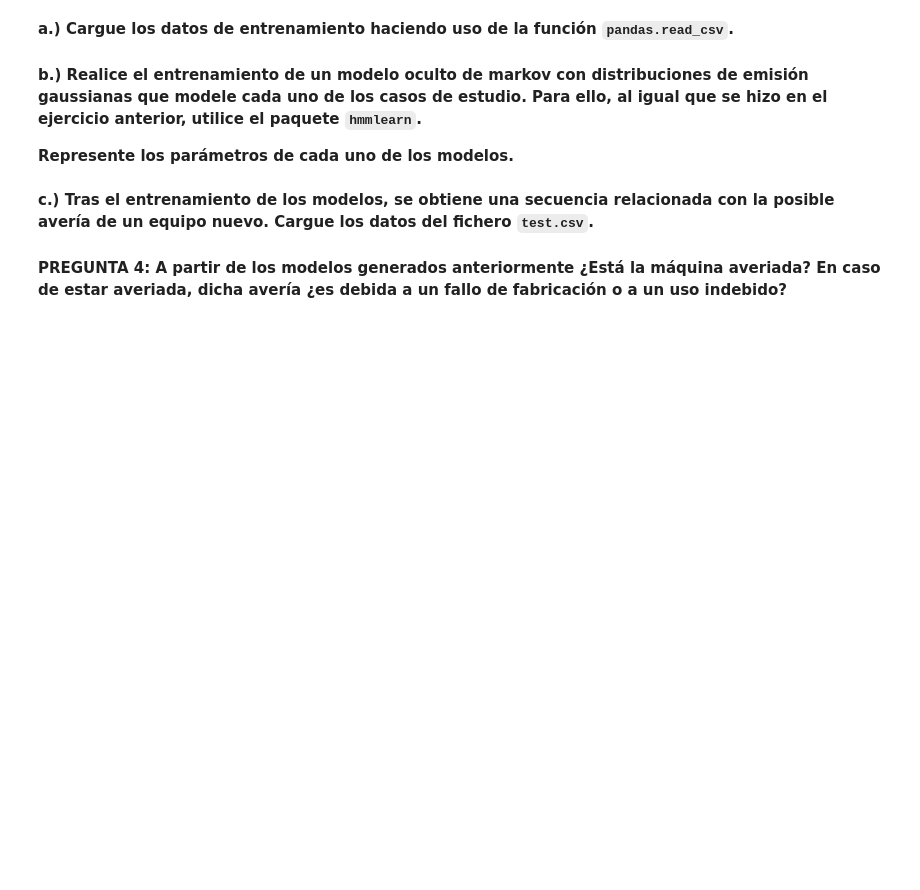
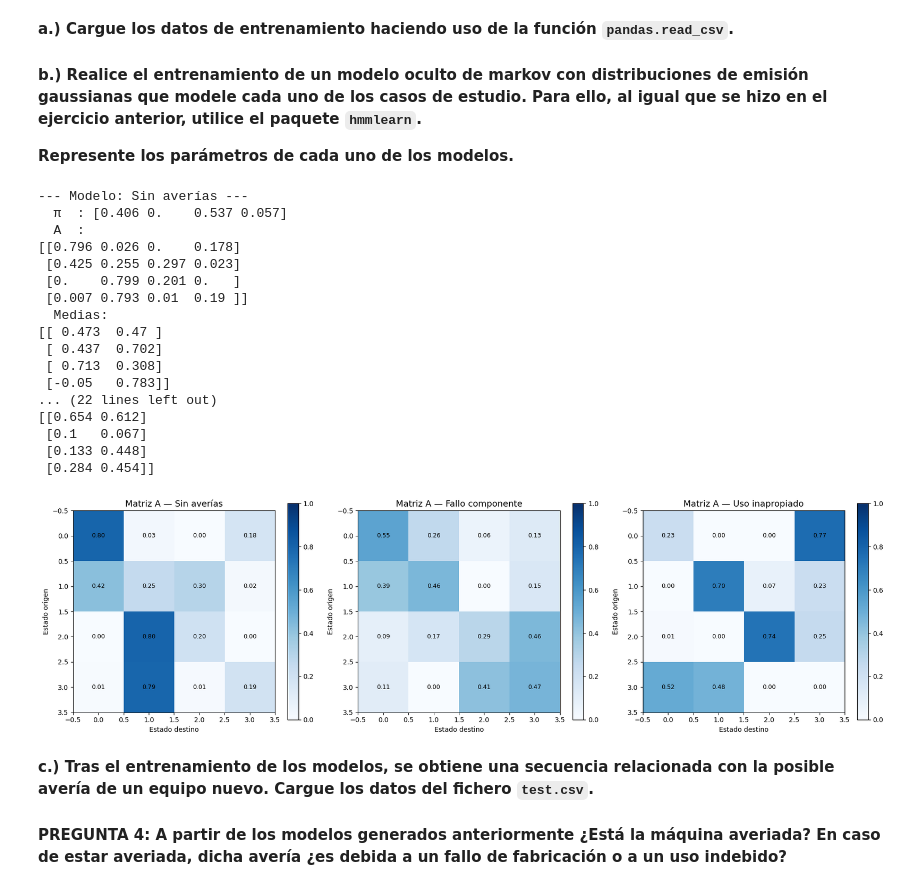
Before and after one commit to JosepDorronsoro/practicas3segundocuatri, a Jupyter notebook: tsst/TSST_P6_Ivan_Dominguez/PR6_TSST_lucas.ipynb, the cells around one changed output. Drawn from its saved outputs; the diff is of its cells as text; code cells hidden in the pictures; blank space fills up the shorter version.

```diff
--- a/tsst/TSST_P6_Ivan_Dominguez/PR6_TSST_lucas.ipynb
+++ b/tsst/TSST_P6_Ivan_Dominguez/PR6_TSST_lucas.ipynb
@@ -764,6 +887,56 @@ uso_inapropiado = pd.read_csv('uso_inapropiado.csv',index_col=0).values
 # %%
 # Entrenamiento de un modelo por cada clase
 lengths = np.array([50 for i in range(10)])
+HMM_sin_averias      = hmm.GaussianHMM(n_components=N, covariance_type="full", n_iter=100)
+HMM_fallo_componente = hmm.GaussianHMM(n_components=N, covariance_type="full", n_iter=100)
+HMM_uso_inapropiado  = hmm.GaussianHMM(n_components=N, covariance_type="full", n_iter=100)
+
+HMM_sin_averias.fit(sin_averias, lengths=lengths)
+HMM_fallo_componente.fit(fallo_componente, lengths=lengths)
+HMM_uso_inapropiado.fit(uso_inapropiado, lengths=lengths)
+
+# Representación de los parámetros
+nombres = ['Sin averías', 'Fallo componente', 'Uso inapropiado']
+modelos = [HMM_sin_averias, HMM_fallo_componente, HMM_uso_inapropiado]
+
+for nombre, modelo in zip(nombres, modelos):
+    print(f"\n--- Modelo: {nombre} ---")
+    print(f"  π  : {np.round(modelo.startprob_, 3)}")
+    print(f"  A  :\n{np.round(modelo.transmat_, 3)}")
+    print(f"  Medias:\n{np.round(modelo.means_, 3)}")
+
+# Visualización de las matrices de transición
+fig, axes = plt.subplots(1, 3, figsize=(18, 5))
+for ax, nombre, modelo in zip(axes, nombres, modelos):
+    im = ax.imshow(modelo.transmat_, cmap='Blues', vmin=0, vmax=1)
+    ax.set_title(f'Matriz A — {nombre}', fontsize=13)
+    ax.set_xlabel('Estado destino')
+    ax.set_ylabel('Estado origen')
+    for i in range(N):
+        for j in range(N):
+            ax.text(j, i, f'{modelo.transmat_[i,j]:.2f}', ha='center', va='center', fontsize=9)
+    plt.colorbar(im, ax=ax)
+plt.tight_layout()
+plt.show()
+# %% [output]
+--- Modelo: Sin averías ---
+  π  : [0.406 0.    0.537 0.057]
+  A  :
+[[0.796 0.026 0.    0.178]
+ [0.425 0.255 0.297 0.023]
+ [0.    0.799 0.201 0.   ]
+ [0.007 0.793 0.01  0.19 ]]
+  Medias:
+[[ 0.473  0.47 ]
+ [ 0.437  0.702]
+ [ 0.713  0.308]
+ [-0.05   0.783]]
+... (22 lines left out)
+[[0.654 0.612]
+ [0.1   0.067]
+ [0.133 0.448]
+ [0.284 0.454]]
+[figure, added]
 # %% [markdown]
 **c.) Tras el entrenamiento de los modelos, se obtiene una secuencia relacionada con la posible avería de un equipo nuevo. Cargue los datos del fichero ``test.csv``.**
 # %%
```
Also changed, not shown: parts of 21 cells of this notebook, 6 other files.
